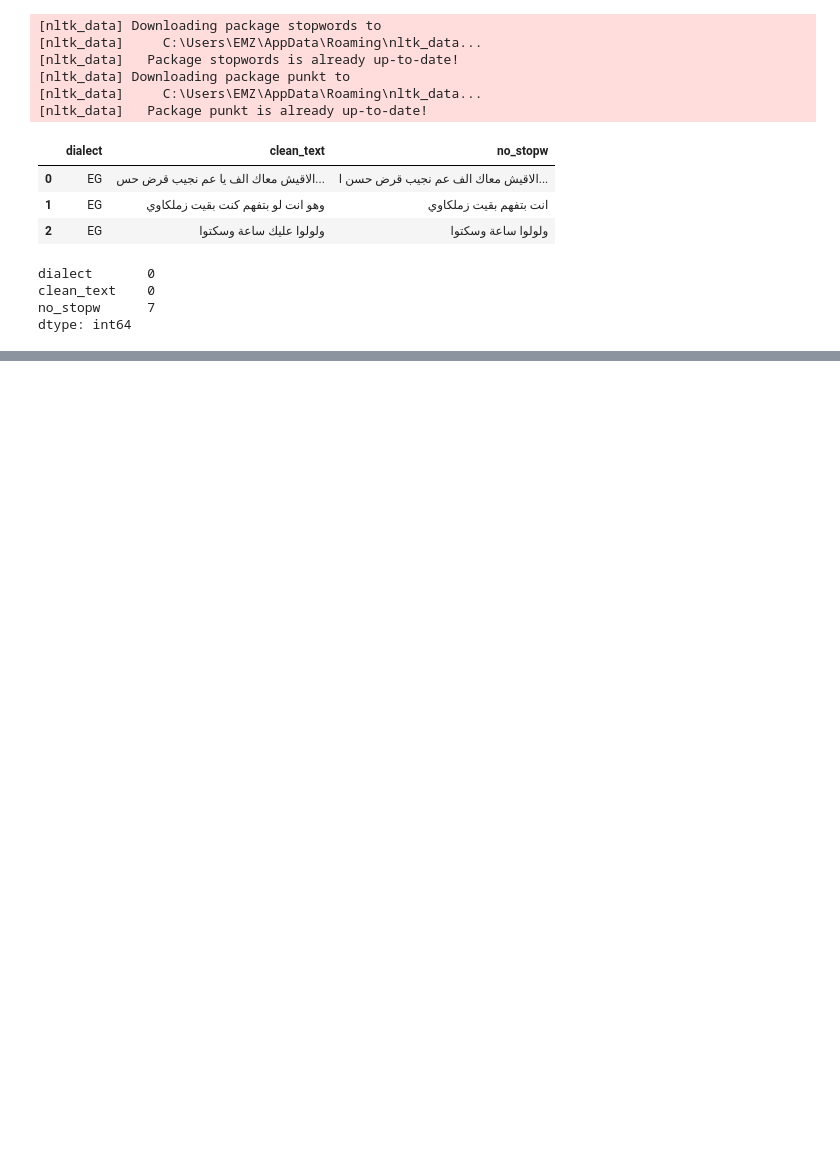
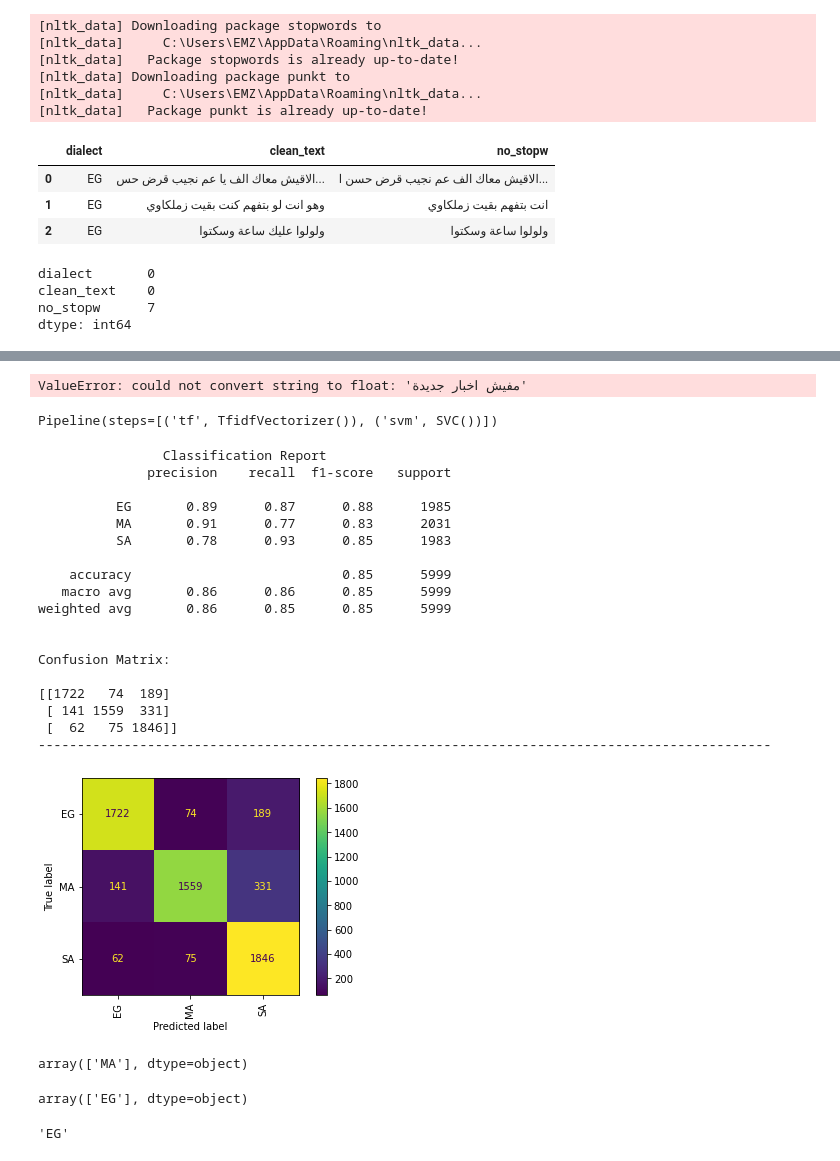
Before and after one commit to eman-khalaf/JeelAIDM_NLP, a Jupyter notebook: 3 Dialects classification .ipynb, the cells around one changed output, grey strips where cells are left out. Saved outputs shown, nothing was run; the diff lists cells and outputs as text; code cells hidden in the pictures; blank space fills up the shorter version.

```diff
--- a/3 Dialects classification .ipynb
+++ b/3 Dialects classification .ipynb
@@ -36,4 +36,4 @@ clean_text    0
 no_stopw      7
 dtype: int64
 # %%
-df_dialect.dropna()
+df_dialect= df_dialect.dropna()
@@ -230,0 +215,56 @@ KeyboardInterrupt:
+# %%
+base_line_model.predict(["مفيش اخبار جديدة"])
+# %% [output]
+ValueError: could not convert string to float: 'مفيش اخبار جديدة'
+# %%
+from sklearn.feature_extraction.text import TfidfVectorizer
+from sklearn.svm import SVC
+from sklearn.pipeline import Pipeline
+X2_train, X2_test, y_train,y_test = train_test_split(df_dialect["wto_stopw"],df_dialect["dialect"],test_size=0.2,random_state=42)
+tf_svm=Pipeline([
+    ('tf',TfidfVectorizer()),
+    ("svm",SVC())
+])
+tf_svm.fit(X2_train,y_train)
+# %% [output]
+Pipeline(steps=[('tf', TfidfVectorizer()), ('svm', SVC())])
+# %%
+from sklearn.metrics import classification_report, confusion_matrix, accuracy_score, plot_confusion_matrix
+def summarize_model_result(model):
+  y_pred=model.predict(X2_test)
+  print("\t\tClassification Report")
+  print(classification_report(y_test, y_pred))
+  print('\nConfusion Matrix:\n')
+  print(confusion_matrix(y_test, y_pred))
+  print("----------------------------------------------------------------------------------------------")
+  plot_confusion_matrix(model, X2_test, y_test, xticks_rotation='vertical')
+# %%
+summarize_model_result(tf_svm)
+# %% [output]
+                Classification Report
+              precision    recall  f1-score   support
+
+          EG       0.89      0.87      0.88      1985
+          MA       0.91      0.77      0.83      2031
+          SA       0.78      0.93      0.85      1983
+
+    accuracy                           0.85      5999
+   macro avg       0.86      0.86      0.85      5999
+weighted avg       0.86      0.85      0.85      5999
+
+
+Confusion Matrix:
+
+[[1722   74  189]
+ [ 141 1559  331]
+ [  62   75 1846]]
+----------------------------------------------------------------------------------------------
+[figure, added]
+# %%
+tf_svm.predict(["يعطيكم العافية"])
+# %% [output]
+array(['MA'], dtype=object)
+# %%
+tf_svm.predict(["ازيكم انهارده"])
+# %% [output]
+array(['EG'], dtype=object)
@@ -230,0 +276,4 @@ KeyboardInterrupt:
+# %%
+loaded_model.predict(["عامل ايه انهارده"])[0]
+# %% [output]
+'EG'
```
Also changed, not shown: parts of 12 cells of this notebook.
